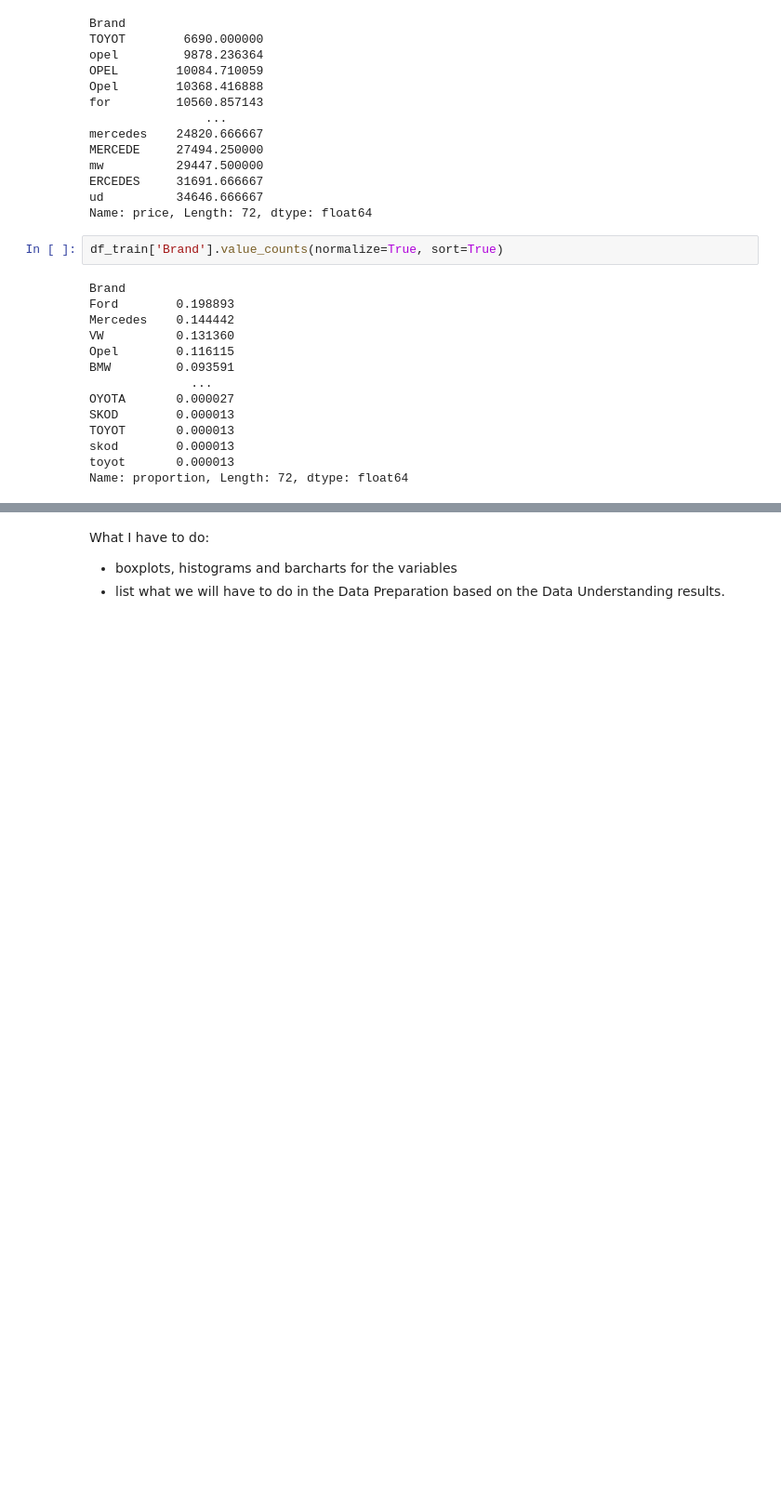
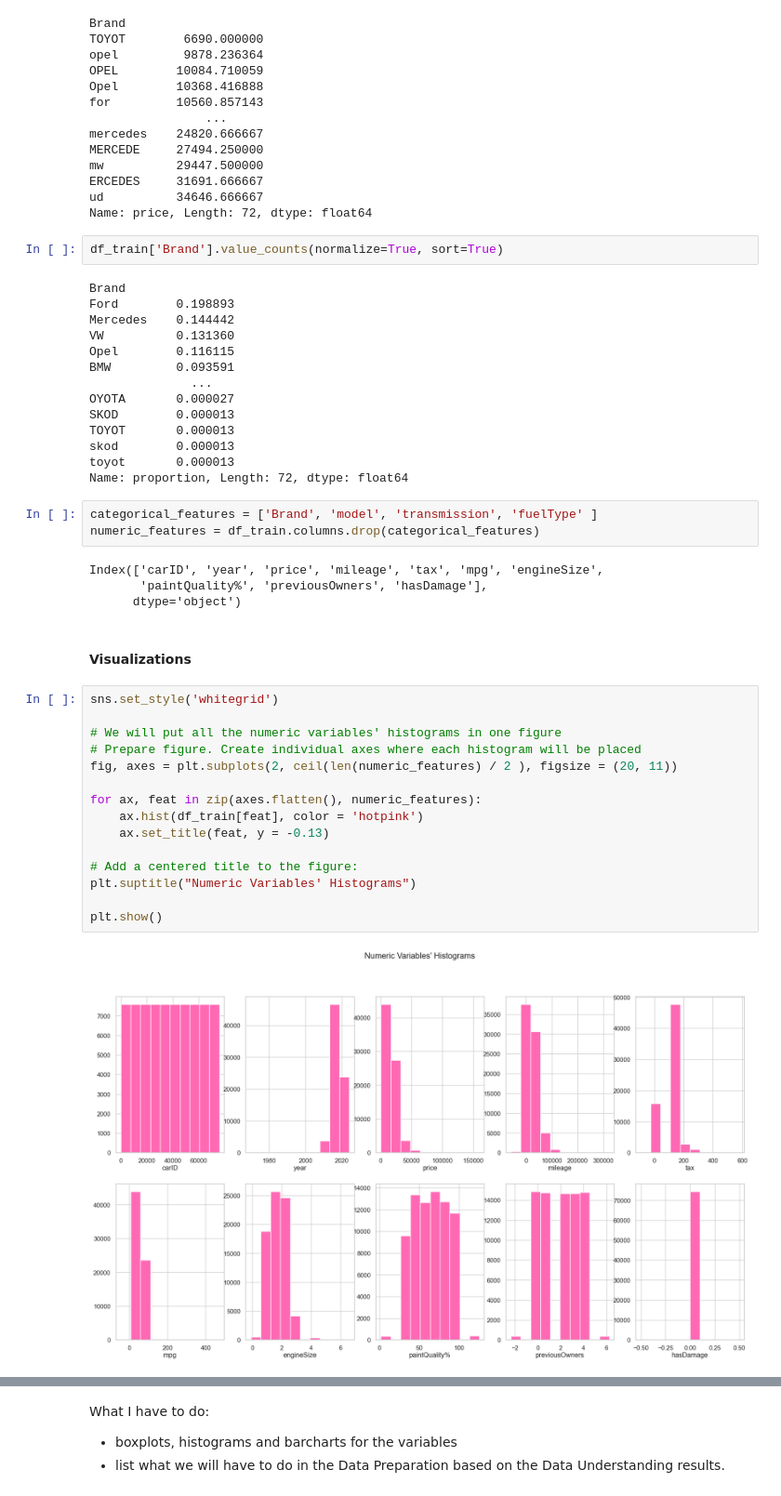
Before and after one commit to barbara-sousa-franco/Machine-Learning-Project, a Jupyter notebook: Deliverable 1.ipynb, the cells around one changed output, grey strips where cells are left out. Shown at 93% size. Drawn from its saved outputs; the diff is of its cells as text; blank space fills up the shorter version.

Commit message:
visualizations for data understanding

```diff
--- a/Deliverable 1.ipynb
+++ b/Deliverable 1.ipynb
@@ -304,3 +303,29 @@ TOYOT       0.000013
 skod        0.000013
 toyot       0.000013
 Name: proportion, Length: 72, dtype: float64
+# %%
+categorical_features = ['Brand', 'model', 'transmission', 'fuelType' ]
+numeric_features = df_train.columns.drop(categorical_features)
+# %% [output]
+Index(['carID', 'year', 'price', 'mileage', 'tax', 'mpg', 'engineSize',
+       'paintQuality%', 'previousOwners', 'hasDamage'],
+      dtype='object')
+# %% [markdown]
+#### Visualizations
+# %%
+sns.set_style('whitegrid')
+
+# We will put all the numeric variables' histograms in one figure
+# Prepare figure. Create individual axes where each histogram will be placed
+fig, axes = plt.subplots(2, ceil(len(numeric_features) / 2 ), figsize = (20, 11))
+
+for ax, feat in zip(axes.flatten(), numeric_features):
+    ax.hist(df_train[feat], color = 'hotpink')
+    ax.set_title(feat, y = -0.13)
+
+# Add a centered title to the figure:
+plt.suptitle("Numeric Variables' Histograms")
+
+plt.show()
+# %% [output]
+[figure, added]
```
Also changed, not shown: parts of 11 cells of this notebook.
